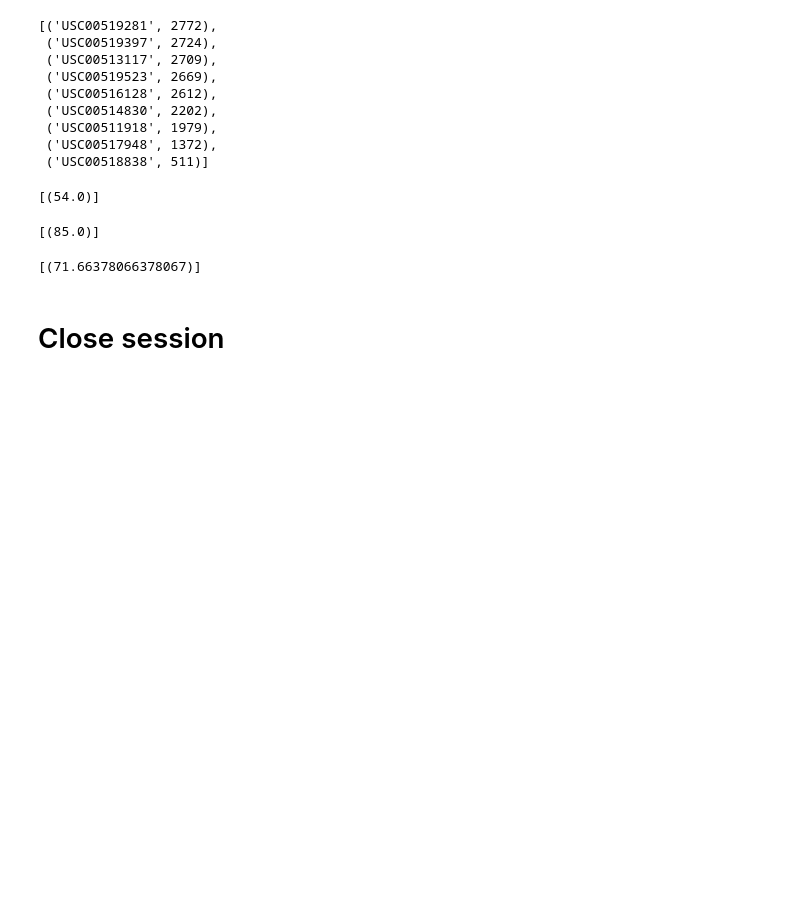
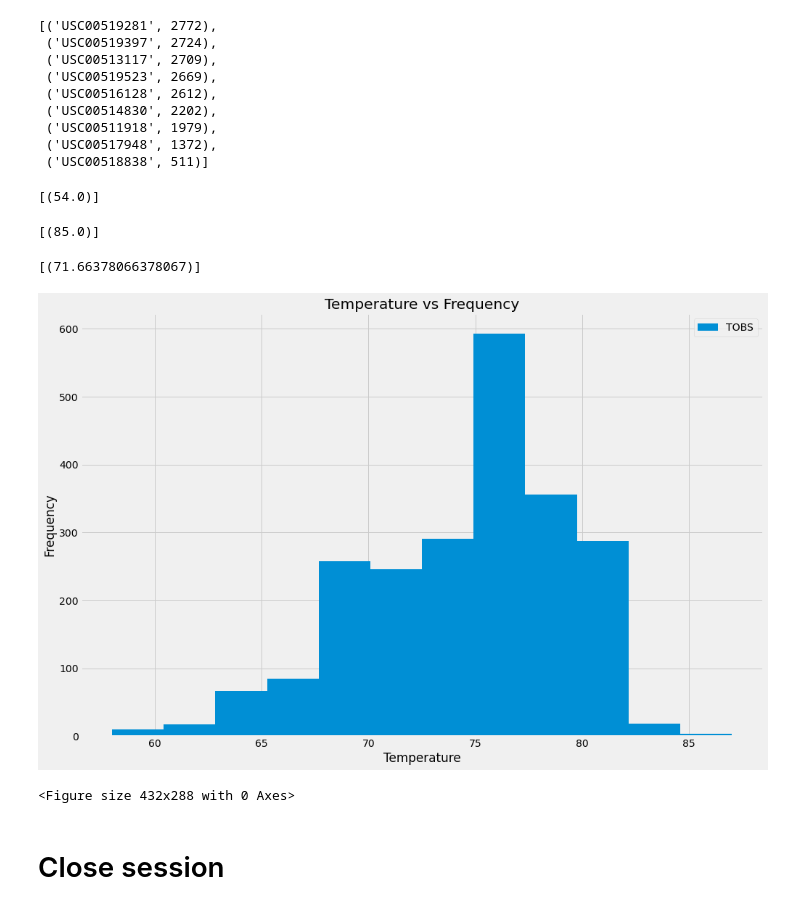
Before and after one commit to emersonmolett/SQLAlchemy-Challenge, a Jupyter notebook: 10-Advanced-Data-Storage-and-Retrieval/Instructions/climate_starter.ipynb, the cells around one changed output. Cells and saved outputs as stored; diff of their text form; code cells hidden in the pictures; blank space fills up the shorter version.

Commit message:
plotted temperature vs frequency in a histogram

```diff
--- a/10-Advanced-Data-Storage-and-Retrieval/Instructions/climate_starter.ipynb
+++ b/10-Advanced-Data-Storage-and-Retrieval/Instructions/climate_starter.ipynb
@@ -208,4 +208,4 @@ temperature_observation_data = session.query(Measurement.tobs).\
     order_by(Measurement.date).all()
 # %%
 # Use Pandas Plotting with Matplotlib to plot the data
-temperature_observation_data = pd.Data
+temperature_observation_data = pd.DataFrame(temperature_observation_data, columns = ["TOBS"])
@@ -214,3 +212,14 @@ temperature_observation_data = pd.Data
+# %%
+# Plot the results as a histogram
+temperature_observation_data.plot.hist(bins=12, title= "Temperature vs Frequency", figsize = (15,10))
+plt.xlabel("Temperature")
+plt.ylabel("Frequency")
+plt.legend(loc = "upper right")
+plt.show()
+plt.savefig("Temperature vs Frequency.png")
+# %% [output]
+[figure, added]
+<Figure size 432x288 with 0 Axes>
 # %% [markdown]
 # Close session
 # %%
```
Also changed, not shown: parts of 1 cell of this notebook, 1 other file.
